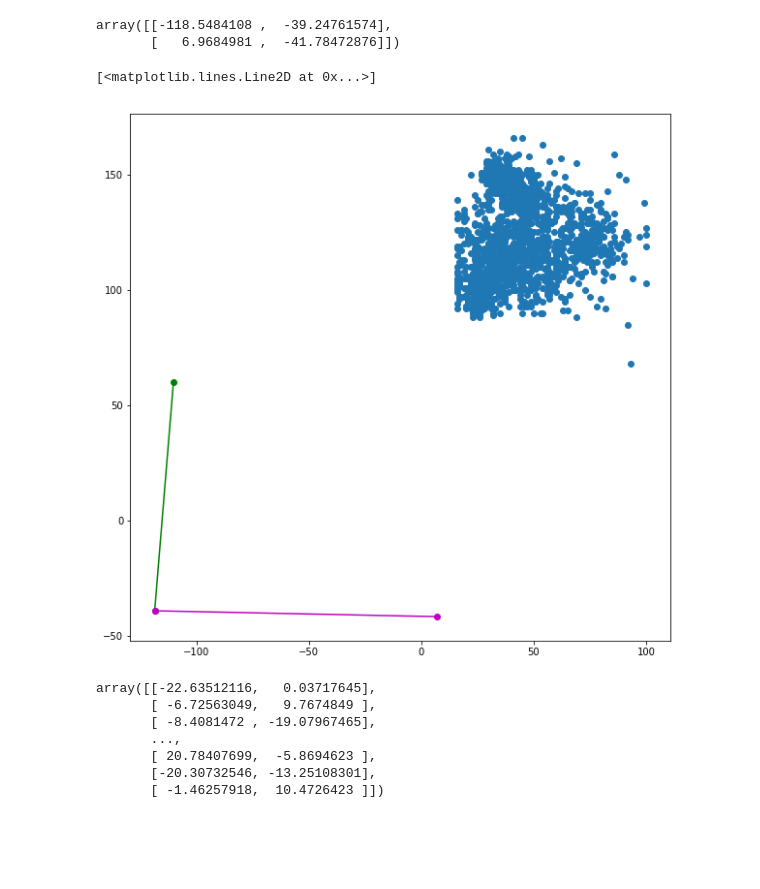
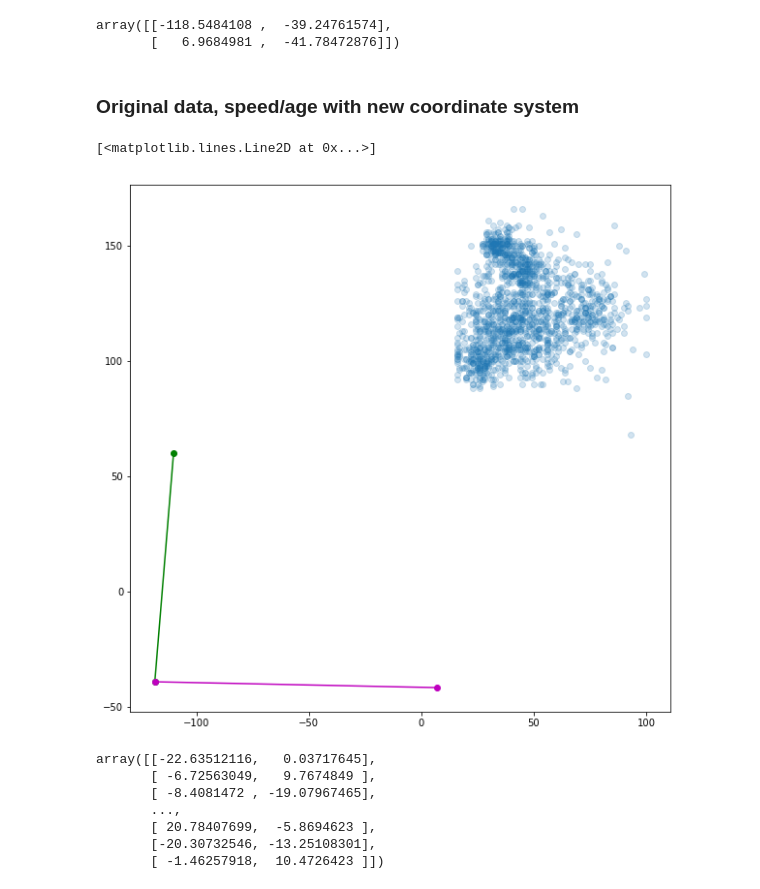
Before and after one commit to DJCordhose/ml-workshop, a Jupyter notebook: notebooks/unsupervised/pca-insurance.ipynb, the cells around one changed output. Cells and saved outputs as stored; diff of their text form; code cells hidden in the pictures; blank space fills up the shorter version.

```diff
--- a/notebooks/unsupervised/pca-insurance.ipynb
+++ b/notebooks/unsupervised/pca-insurance.ipynb
@@ -79,14 +81,16 @@ y_points
 # %% [output]
 array([[-118.5484108 ,  -39.24761574],
        [   6.9684981 ,  -41.78472876]])
+# %% [markdown]
+### Original data, speed/age with new coordinate system
 # %%
 plt.figure(figsize=(10,10))
-plt.scatter(X[:, 0], X[:, 1])
+plt.scatter(X[:, 0], X[:, 1], alpha=0.2)
 plt.plot(x_points.transpose()[0], x_points.transpose()[1], 'go-')
 plt.plot(y_points.transpose()[0], y_points.transpose()[1], 'mo-')
 # %% [output]
 [<matplotlib.lines.Line2D at 0x...>]
-[figure, old version]
+[figure, new version]
 # %%
 X_transformed = pca.transform(X)
 X_transformed
```
Also changed, not shown: parts of 4 cells of this notebook, 6 other files.
